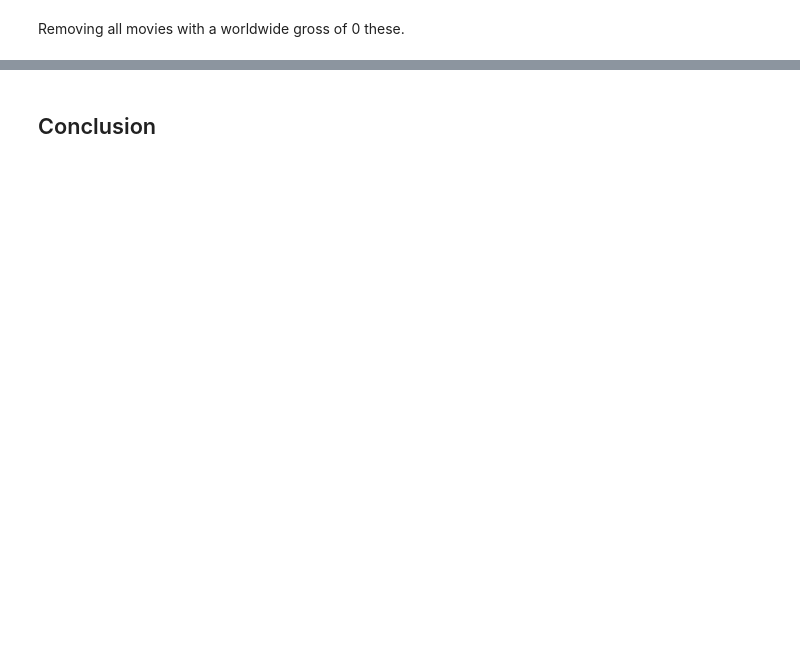
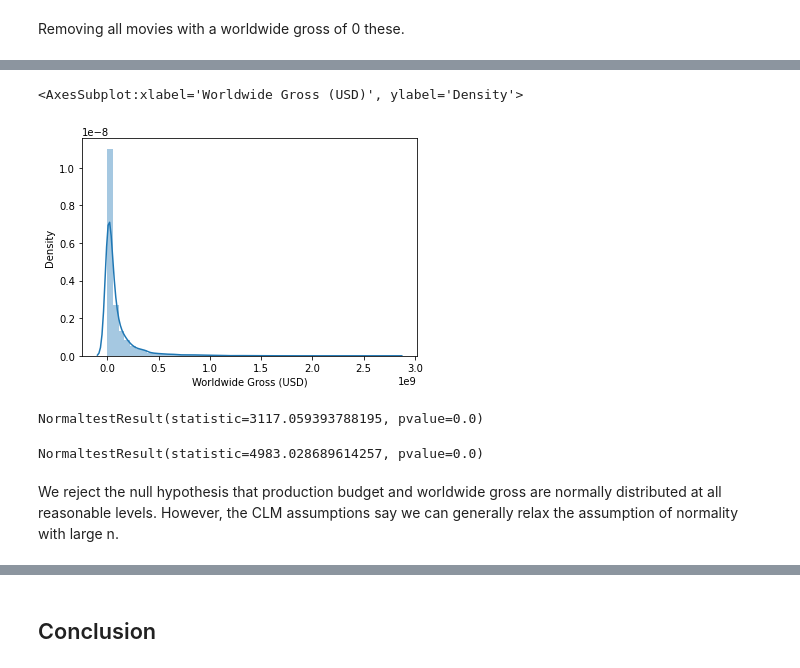
Before and after one commit to tramsay-deloitte/Dollywood, a Jupyter notebook: BudgetRevenue.ipynb, the cells around one changed output, grey strips where cells are left out. Drawn from its saved outputs; the diff is of its cells as text; code cells hidden in the pictures; blank space fills up the shorter version.

```diff
--- a/BudgetRevenue.ipynb
+++ b/BudgetRevenue.ipynb
@@ -106,3 +194,22 @@ sns.pairplot(movies_budget[['production_budgetINT','worldwide_grossINT']])
+# %%
+#plot distribution
+x = pd.Series(movies_budget['worldwide_grossINT'], name = "Worldwide Gross (USD)")
+sns.distplot(x)
+# %% [output]
+<AxesSubplot:xlabel='Worldwide Gross (USD)', ylabel='Density'>
+[figure, added]
+# %%
+#test for normality
+st.normaltest(movies_budget['production_budgetINT'])
+# %% [output]
+NormaltestResult(statistic=3117.059393788195, pvalue=0.0)
+# %%
+#test for normality
+st.normaltest(movies_budget['worldwide_grossINT'])
+# %% [output]
+NormaltestResult(statistic=4983.028689614257, pvalue=0.0)
+# %% [markdown]
+We reject the null hypothesis that production budget and worldwide gross are normally distributed at all reasonable levels. However, the CLM assumptions say we can generally relax the assumption of normality with large n.
 # %%
 lm = sm.OLS.from_formula('worldwide_grossINT ~ production_budgetINT',data = movies_budget)
 result = lm.fit()
```
Also changed, not shown: parts of 31 cells of this notebook.
